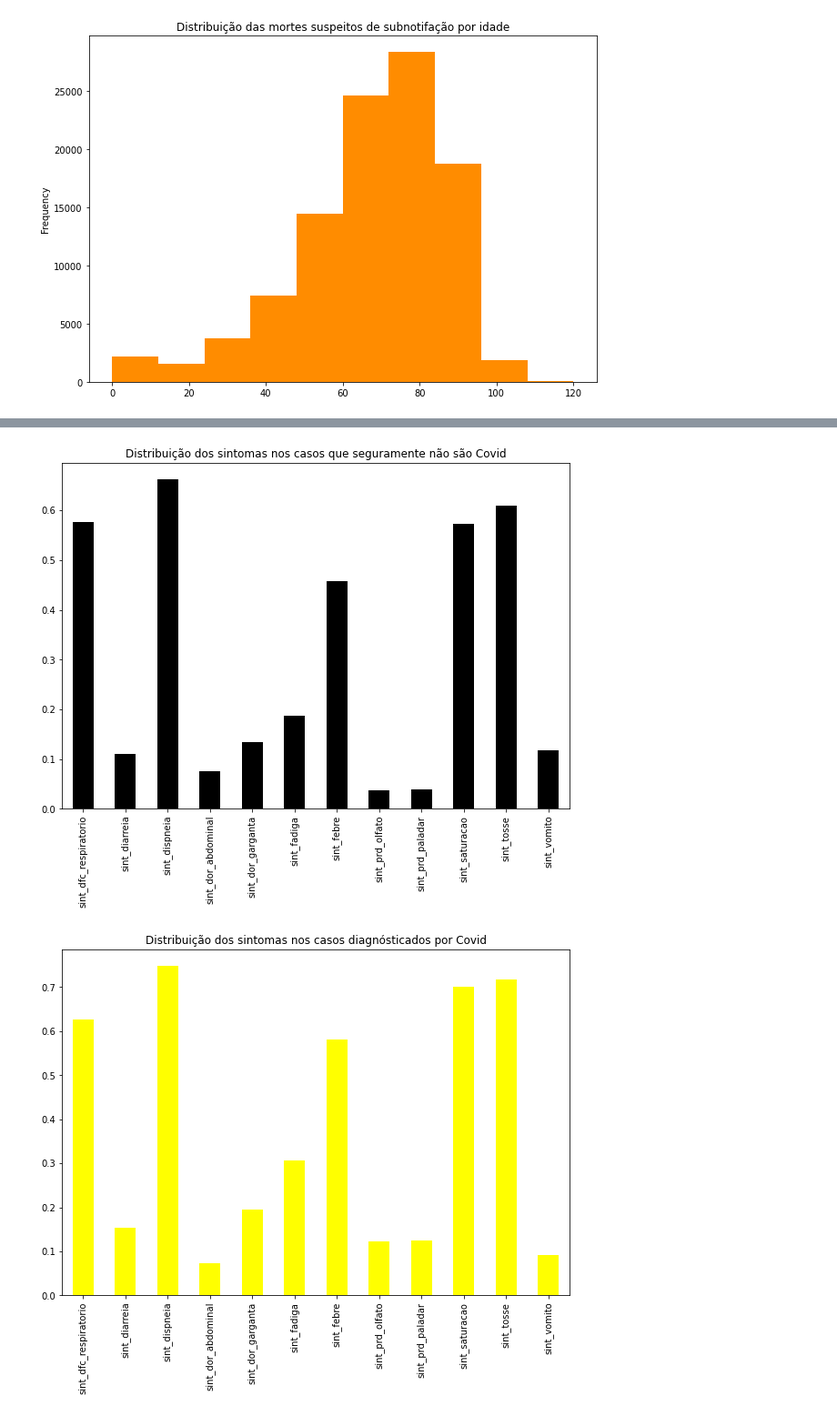
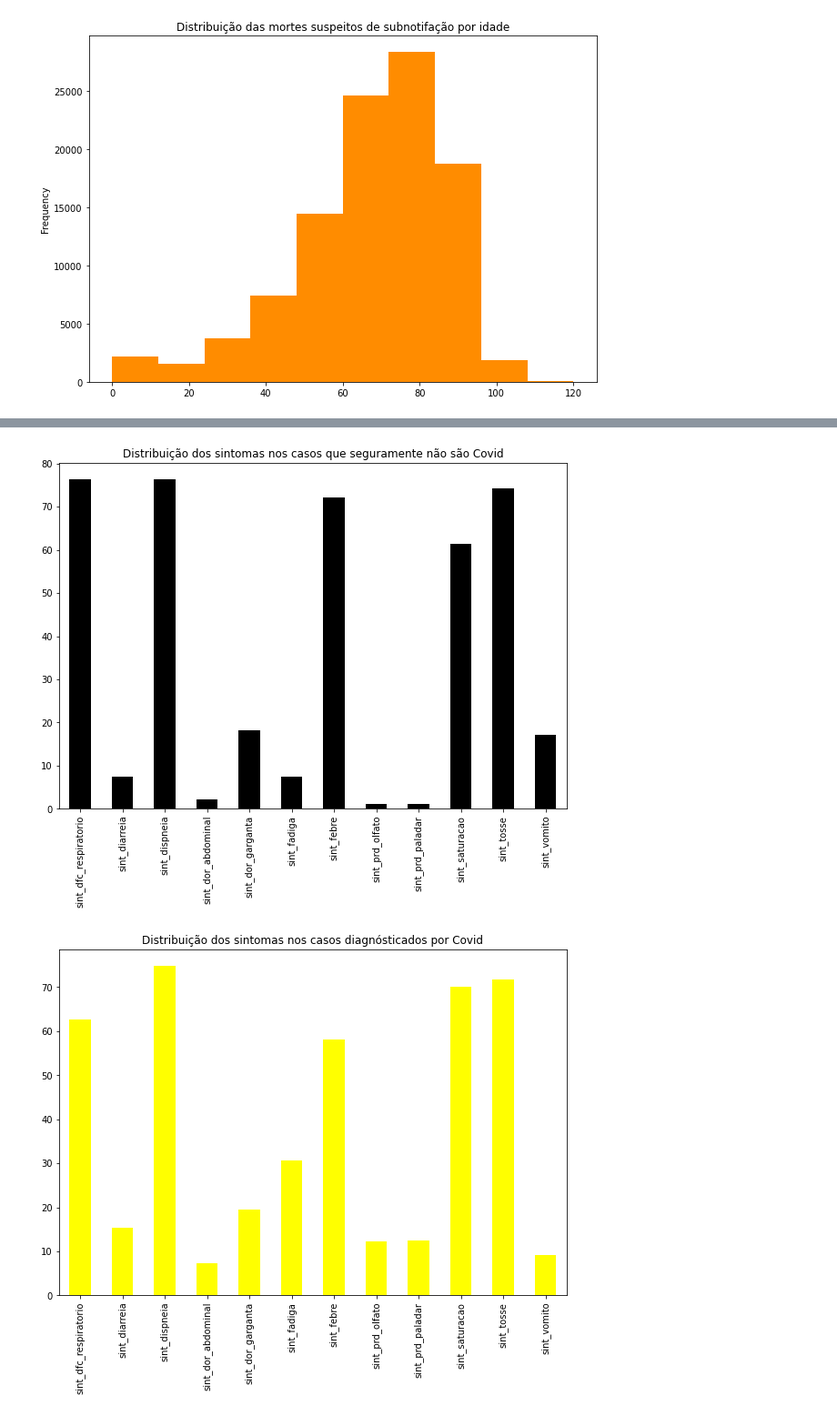
Before and after one commit to mateuspinto/subnotificacoes-covid, a Jupyter notebook: src/visualization.ipynb, the cells around one changed output, grey strips where cells are left out. Shown at 91% size. Saved outputs shown, nothing was run; the diff lists cells and outputs as text; code cells hidden in the pictures.

```diff
--- a/src/visualization.ipynb
+++ b/src/visualization.ipynb
@@ -10,13 +10,13 @@ PANDEMIC_DAY_ZERO = '2020-02-06'
 
 all_cases = pd.read_parquet(PROCESSED_DATA_DIR / 'casos.parquet')
 true_covid_cases = all_cases[all_cases.dg_covid == 1]
-non_covid_safe_cases = all_cases[(all_cases.dg_covid == 0) & (all_cases.vac_covid == 0) & (all_cases.cad_dt_notificacao < PANDEMIC_DAY_ZERO)]
+non_covid_cases = all_cases[(all_cases.dg_covid == 0) & (all_cases.vac_covid == 0) & (all_cases.cad_dt_notificacao < PANDEMIC_DAY_ZERO)]
 unknow_cases = all_cases[(all_cases.dg_covid == 0) & (all_cases.vac_covid == 0) & (all_cases.cad_dt_notificacao >= PANDEMIC_DAY_ZERO)]
 
 
 all_deaths = all_cases[all_cases.evo_obito==1]
 true_covid_deaths = all_deaths[all_deaths.dg_covid == 1]
-non_covid_safe_deaths = all_deaths[(all_deaths.dg_covid == 0) & (all_deaths.vac_covid == 0) & (all_deaths.cad_dt_notificacao < PANDEMIC_DAY_ZERO)]
+non_covid_deaths = all_deaths[(all_deaths.dg_covid == 0) & (all_deaths.vac_covid == 0) & (all_deaths.cad_dt_notificacao < PANDEMIC_DAY_ZERO)]
 unknow_deaths = all_deaths[(all_deaths.dg_covid == 0) & (all_deaths.vac_covid == 0) & (all_deaths.cad_dt_notificacao >= PANDEMIC_DAY_ZERO)]
 
 RISK_FACTORS = [column for column in all_cases.columns.to_list() if ('fr_' in column)]
@@ -117,15 +117,15 @@ plt.show()
 # %%
 plt.title('Distribuição dos sintomas nos casos que seguramente não são Covid')
-non_covid_cases[SYMPTOMS].dropna(subset=SYMPTOMS).mean().plot(kind='bar', color='black')
+non_covid_cases[SYMPTOMS].dropna(subset=SYMPTOMS).mean().multiply(100).plot(kind='bar', color='black')
 plt.show()
 
 plt.title('Distribuição dos sintomas nos casos diagnósticados por Covid')
-true_covid_cases[SYMPTOMS].dropna(subset=SYMPTOMS).mean().plot(kind='bar', color='yellow')
+true_covid_cases[SYMPTOMS].dropna(subset=SYMPTOMS).mean().multiply(100).plot(kind='bar', color='yellow')
 plt.show()
 
 plt.title('Distribuição dos sintomas nos casos supeitos de subnotificação')
-unknow_cases[SYMPTOMS].dropna(subset=SYMPTOMS).mean().plot(kind='bar', color='orange')
+unknow_cases[SYMPTOMS].dropna(subset=SYMPTOMS).mean().multiply(100).plot(kind='bar', color='orange')
 plt.show()
 # %% [output]
-[figure, old version]
+[figure, new version]
-[figure, old version]
+[figure, new version]
```
Also changed, not shown: parts of 9 cells of this notebook.
